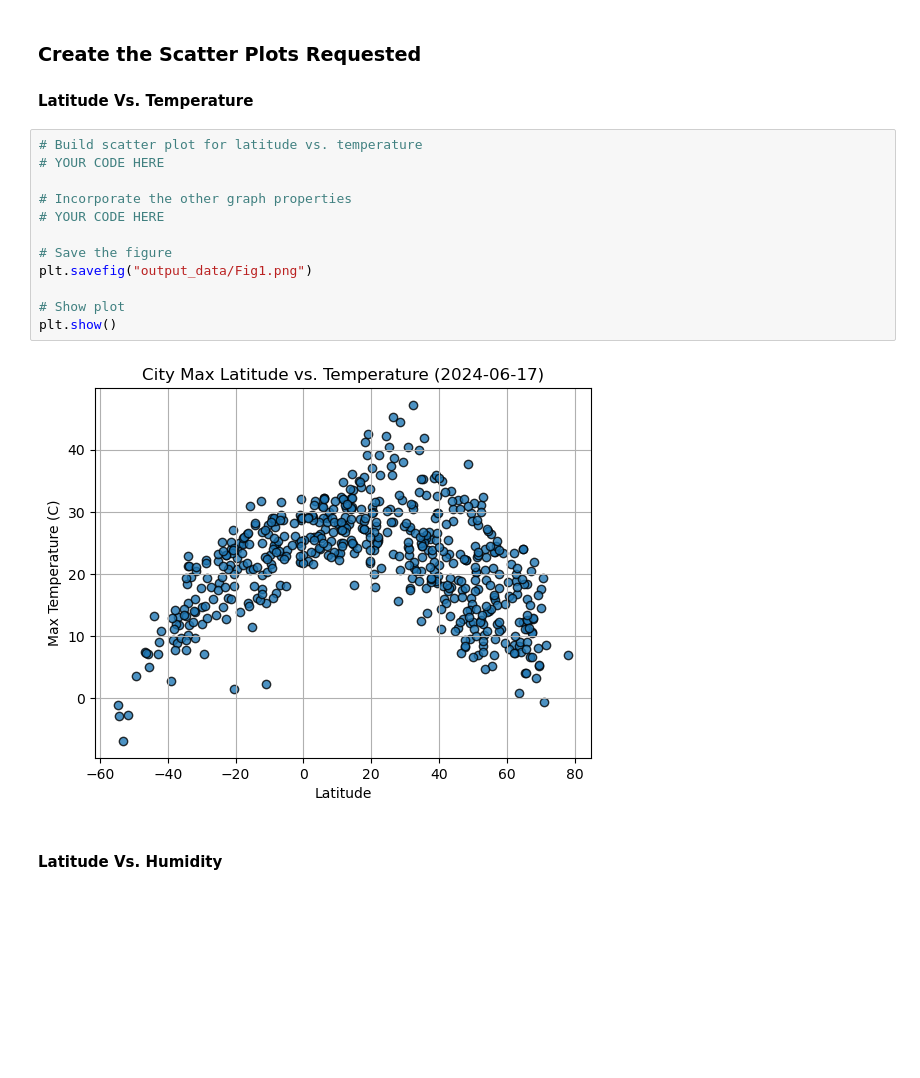
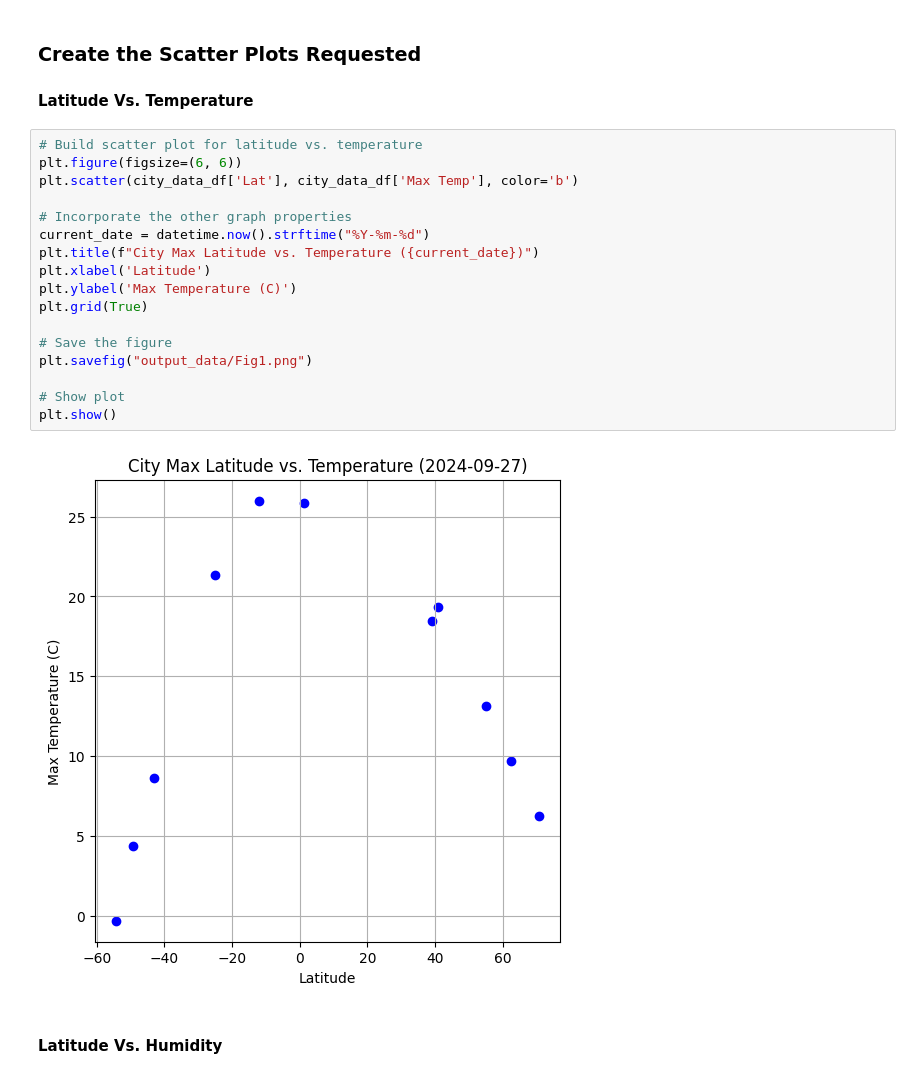
Before and after one commit to yslavcom-code/python-api-challenge, a Jupyter notebook: WeatherPy/WeatherPy.ipynb, the cells around one changed output. Drawn from its saved outputs; the diff is of its cells as text; blank space fills up the shorter version.

Commit message:
Added scatter plots for weather

```diff
--- a/WeatherPy/WeatherPy.ipynb
+++ b/WeatherPy/WeatherPy.ipynb
@@ -197,18 +197,23 @@ city_data_df.head()
 #### Latitude Vs. Temperature
 # %%
 # Build scatter plot for latitude vs. temperature
-# YOUR CODE HERE
+plt.figure(figsize=(6, 6))
+plt.scatter(city_data_df['Lat'], city_data_df['Max Temp'], color='b')
 
 # Incorporate the other graph properties
-# YOUR CODE HERE
+current_date = datetime.now().strftime("%Y-%m-%d")
+plt.title(f"City Max Latitude vs. Temperature ({current_date})")
+plt.xlabel('Latitude')
+plt.ylabel('Max Temperature (C)')
+plt.grid(True)
 
 # Save the figure
 plt.savefig("output_data/Fig1.png")
 
 # Show plot
 plt.show()
 # %% [output]
-[figure, old version]
+[figure, new version]
 # %% [markdown]
 #### Latitude Vs. Humidity
 # %%
```
Also changed, not shown: parts of 9 cells of this notebook.
